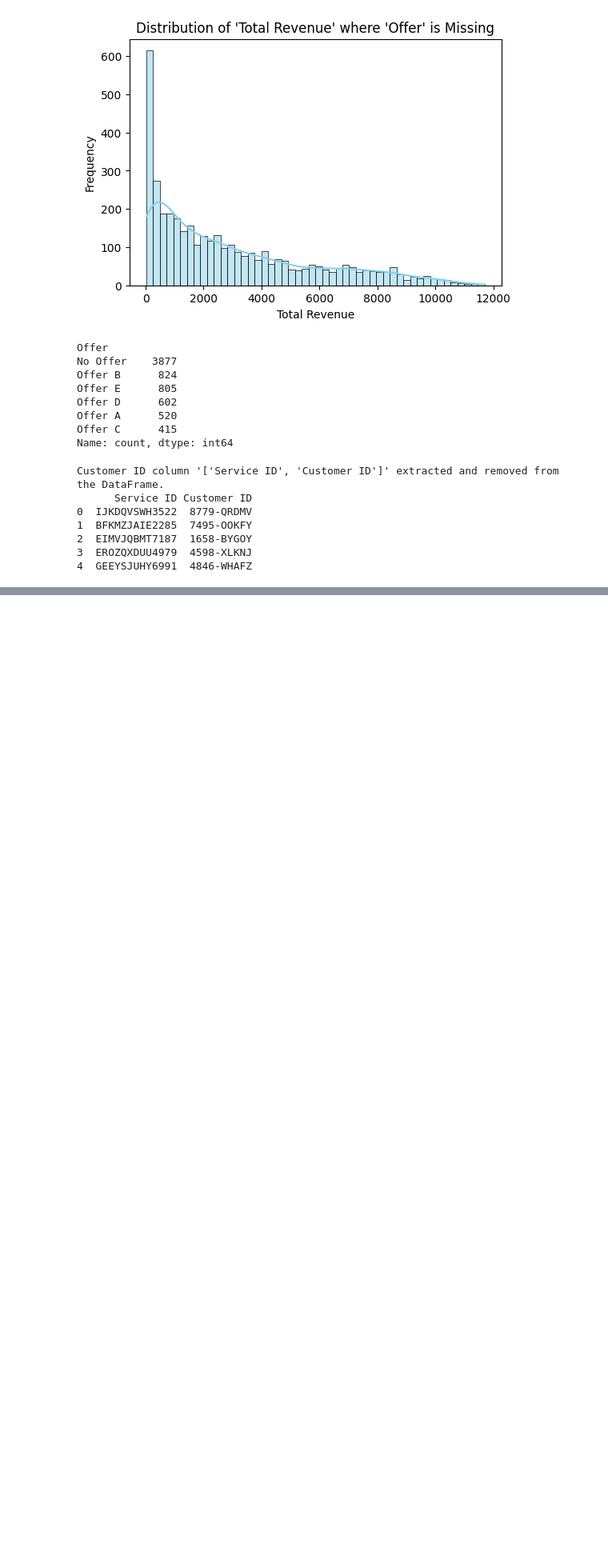
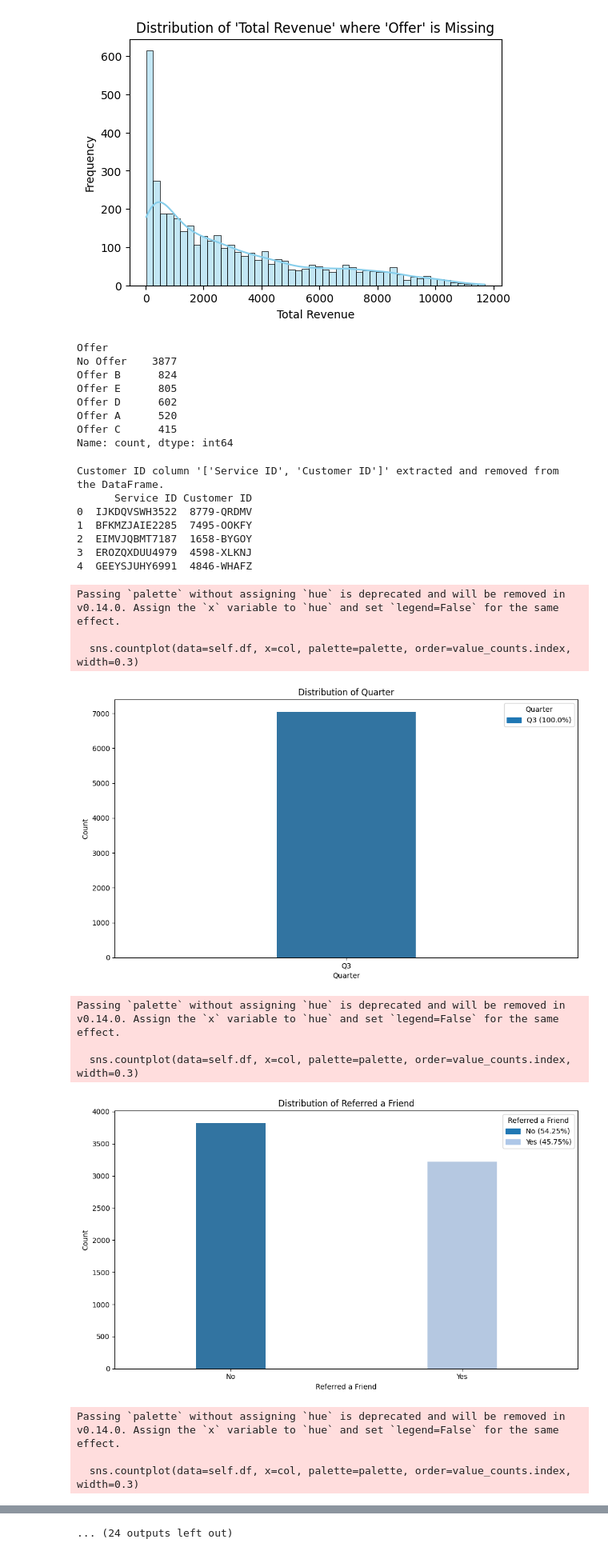
Before and after one commit to Silvano315/Churn-Prediction-with-SHAP, a Jupyter notebook: Exploratory.ipynb, the cells around one changed output, grey strips where cells are left out. Shown at 80% size. Drawn from its saved outputs; the diff is of its cells as text; code cells hidden in the pictures; blank space fills up the shorter version.

```diff
--- a/Exploratory.ipynb
+++ b/Exploratory.ipynb
@@ -567,3 +567,19 @@ Customer ID column '['Service ID', 'Customer ID']' extracted and removed from th
 2  EIMVJQBMT7187  1658-BYGOY
 3  EROZQXDUU4979  4598-XLKNJ
 4  GEEYSJUHY6991  4846-WHAFZ
+# %%
+# Categorical Features Analysis
+
+services_eda.categorical_analysis()
+# %% [output]
+Passing `palette` without assigning `hue` is deprecated and will be removed in v0.14.0. Assign the `x` variable to `hue` and set `legend=False` for the same effect.
+
+  sns.countplot(data=self.df, x=col, palette=palette, order=value_counts.index, width=0.3)
+[figure, added]
+Passing `palette` without assigning `hue` is deprecated and will be removed in v0.14.0. Assign the `x` variable to `hue` and set `legend=False` for the same effect.
+
+  sns.countplot(data=self.df, x=col, palette=palette, order=value_counts.index, width=0.3)
+[figure, added]
+Passing `palette` without assigning `hue` is deprecated and will be removed in v0.14.0. Assign the `x` variable to `hue` and set `legend=False` for the same effect.
+
+  sns.countplot(data=self.df, x=col, palette=palette, order=value_counts.index, width=0.3)
@@ -569,0 +599 @@ Customer ID column '['Service ID', 'Customer ID']' extracted and removed from th
+... (24 outputs left out)
```
Also changed, not shown: parts of 2 cells of this notebook.
